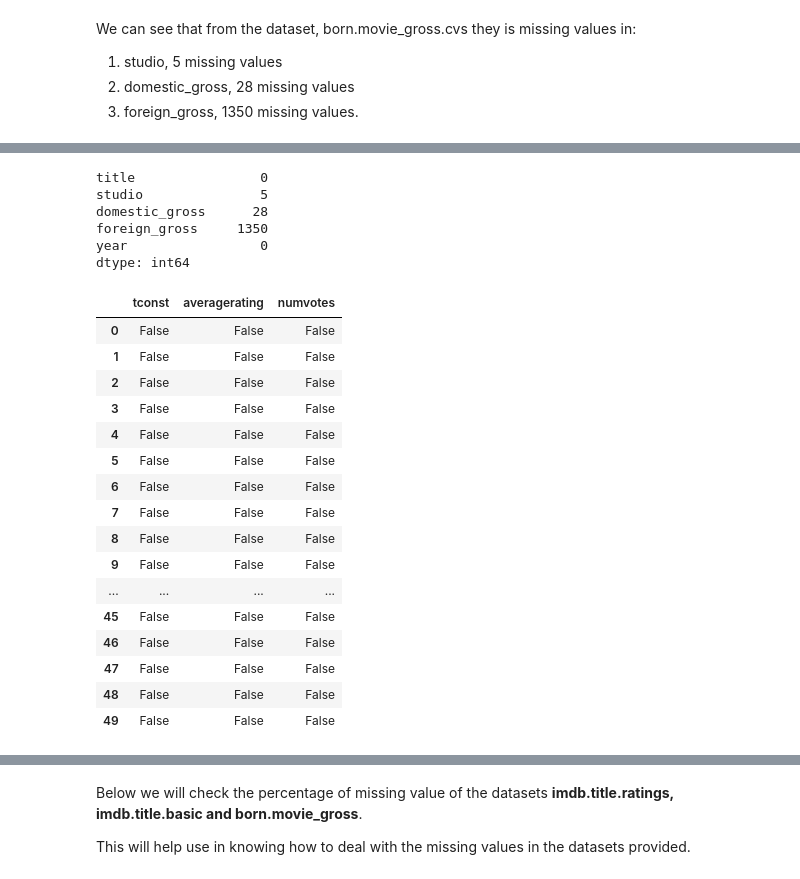
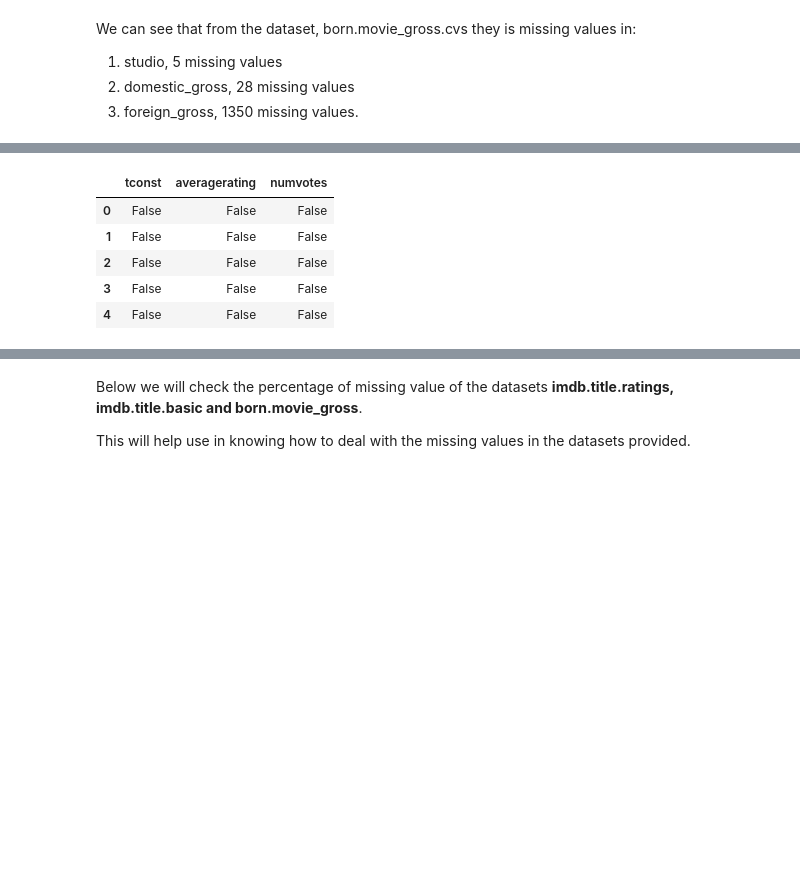
Before and after one commit to Rgmoogachiri/dsc-phase-1-project, a Jupyter notebook: student.ipynb, the cells around one changed output, grey strips where cells are left out. Saved outputs shown, nothing was run; the diff lists cells and outputs as text; code cells hidden in the pictures; blank space fills up the shorter version.

```diff
--- a/student.ipynb
+++ b/student.ipynb
@@ -239,31 +458,12 @@ dtype: int64
-# %%
-df2.isna().sum() # Gets count of missing values
-# %% [output]
-title                0
-studio               5
-domestic_gross      28
-foreign_gross     1350
-year                 0
-dtype: int64
 # %%
+#imdb.title.ratings.csv
 missing_values = df.isna() # Checks missing values
-missing_values.head(50)
+missing_values.head()
 # %% [output]
 |  | tconst | averagerating | numvotes |
 | 0 | False | False | False |
 | 1 | False | False | False |
 | 2 | False | False | False |
 | 3 | False | False | False |
 | 4 | False | False | False |
-| 5 | False | False | False |
-| 6 | False | False | False |
-| 7 | False | False | False |
-| 8 | False | False | False |
-| 9 | False | False | False |
-| ... | ... | ... | ... |
-| 45 | False | False | False |
-| 46 | False | False | False |
-| 47 | False | False | False |
-| 48 | False | False | False |
-| 49 | False | False | False |
 # %%
```
Also changed, not shown: parts of 74 cells of this notebook.
